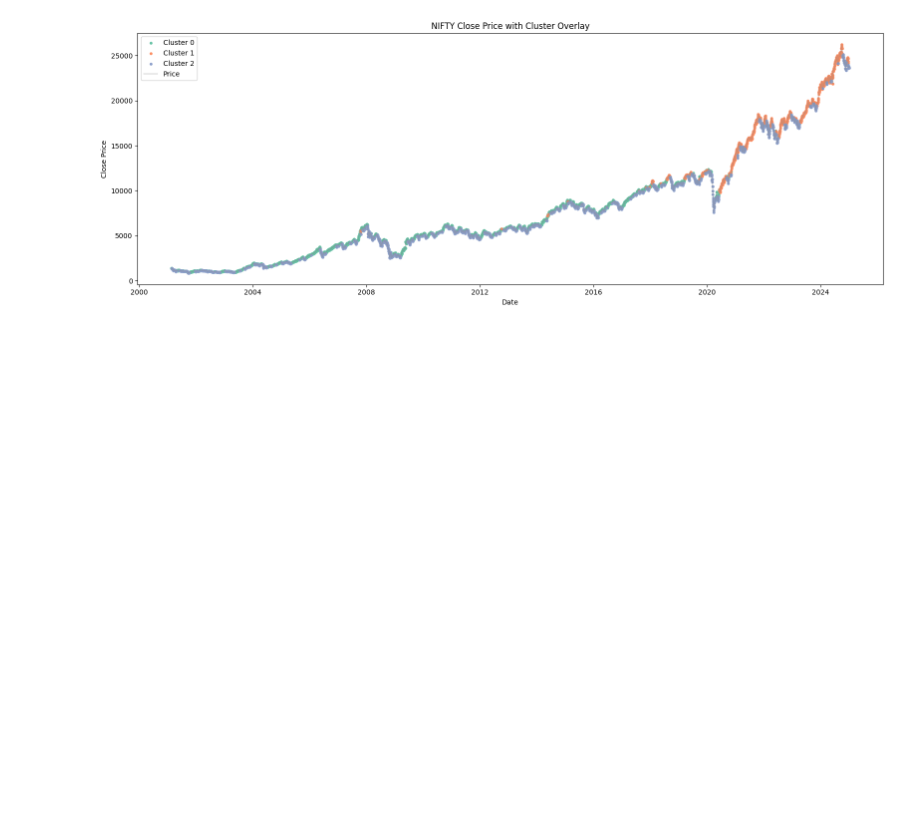
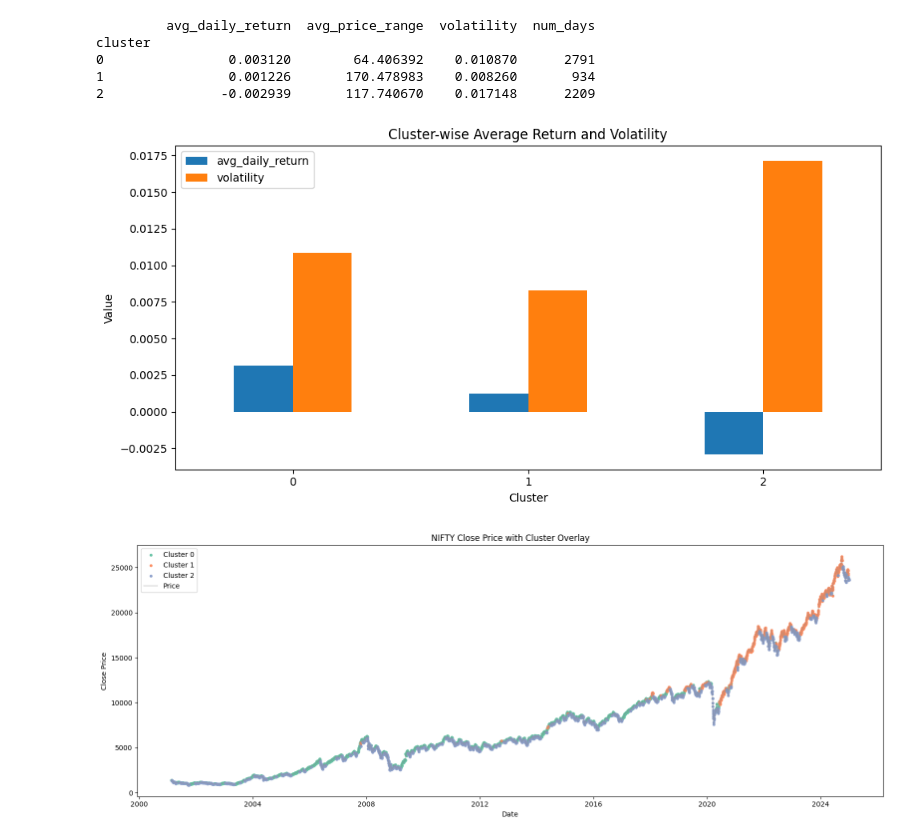
Before and after one commit to sangaw/candle-pattern-test, a Jupyter notebook: src/examples/cluster_overlay_price_chart.ipynb, the cells around one changed output. Drawn from its saved outputs; the diff is of its cells as text; code cells hidden in the pictures; blank space fills up the shorter version.

```diff
--- a/src/examples/cluster_overlay_price_chart.ipynb
+++ b/src/examples/cluster_overlay_price_chart.ipynb
@@ -26,6 +26,30 @@ kmeans = KMeans(n_clusters=k, random_state=42)
 clusters = kmeans.fit_predict(X_scaled)
 df_clustered = df.loc[X.index].copy()
 df_clustered['cluster'] = clusters
+# %%
+cluster_stats = df_clustered.groupby('cluster').agg(
+    avg_daily_return=('daily_return', 'mean'),
+    avg_price_range=('price_range', 'mean'),
+    volatility=('daily_return', 'std'),
+    num_days=('daily_return', 'count')
+)
+print(cluster_stats)
+# %% [output]
+         avg_daily_return  avg_price_range  volatility  num_days
+cluster
+0                0.003120        64.406392    0.010870      2791
+1                0.001226       170.478983    0.008260       934
+2               -0.002939       117.740670    0.017148      2209
+# %%
+cluster_stats[['avg_daily_return', 'volatility']].plot(kind='bar', figsize=(10, 5))
+plt.title('Cluster-wise Average Return and Volatility')
+plt.ylabel('Value')
+plt.xlabel('Cluster')
+plt.xticks(rotation=0)
+plt.tight_layout()
+plt.show()
+# %% [output]
+[figure, added]
 # %%
 import matplotlib.dates as mdates
 
```
Also changed, not shown: parts of 6 cells of this notebook, 8 other files.
